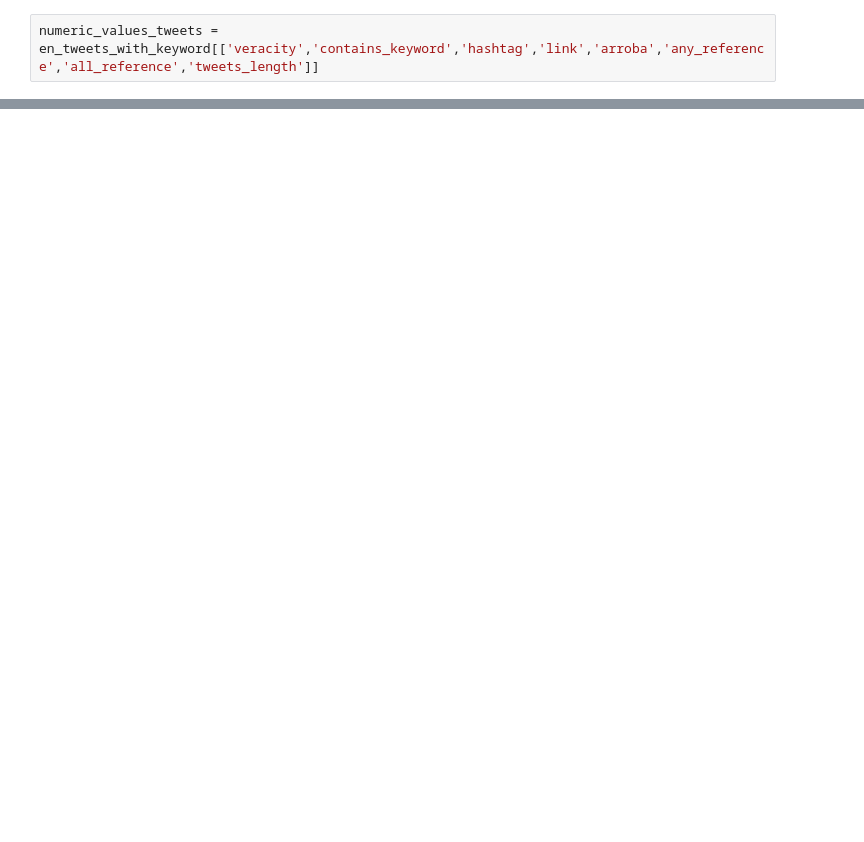
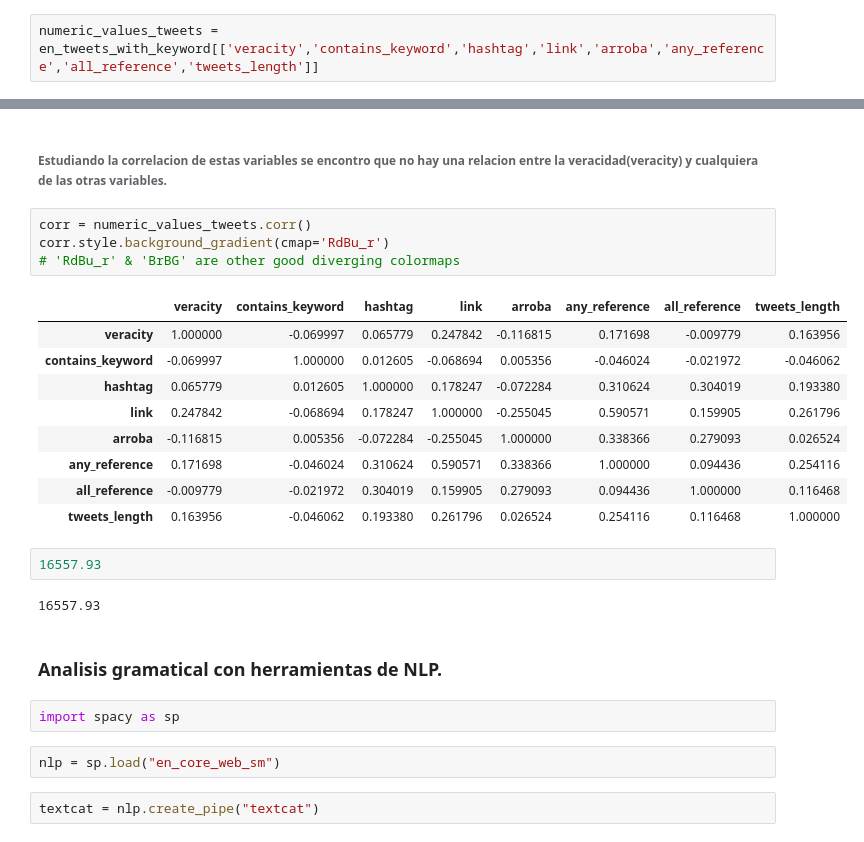
Before and after one commit to BraianVicente/7506-real_or_not, a Jupyter notebook: src/twitter/NLP With Tweets - TP1 - Analisis Exploratorio - Lenguaje.ipynb, the cells around one changed output, grey strips where cells are left out. Drawn from its saved outputs; the diff is of its cells as text; blank space fills up the shorter version.

Commit message:
Agregar estudio de gramatica

```diff
--- a/src/twitter/NLP With Tweets - TP1 - Analisis Exploratorio - Lenguaje.ipynb
+++ b/src/twitter/NLP With Tweets - TP1 - Analisis Exploratorio - Lenguaje.ipynb
@@ -716,0 +704,28 @@ corr.style.background_gradient(cmap=sns.diverging_palette(150,170, as_cmap=True)
+# %% [markdown]
+######  Estudiando la correlacion de estas variables se encontro que no hay una relacion entre la veracidad(veracity) y cualquiera de las otras variables.
+# %%
+corr = numeric_values_tweets.corr()
+corr.style.background_gradient(cmap='RdBu_r')
+# 'RdBu_r' & 'BrBG' are other good diverging colormaps
+# %% [output]
+|  | veracity | contains_keyword | hashtag | link | arroba | any_reference | all_reference | tweets_length |
+| veracity | 1.000000 | -0.069997 | 0.065779 | 0.247842 | -0.116815 | 0.171698 | -0.009779 | 0.163956 |
+| contains_keyword | -0.069997 | 1.000000 | 0.012605 | -0.068694 | 0.005356 | -0.046024 | -0.021972 | -0.046062 |
+| hashtag | 0.065779 | 0.012605 | 1.000000 | 0.178247 | -0.072284 | 0.310624 | 0.304019 | 0.193380 |
+| link | 0.247842 | -0.068694 | 0.178247 | 1.000000 | -0.255045 | 0.590571 | 0.159905 | 0.261796 |
+| arroba | -0.116815 | 0.005356 | -0.072284 | -0.255045 | 1.000000 | 0.338366 | 0.279093 | 0.026524 |
+| any_reference | 0.171698 | -0.046024 | 0.310624 | 0.590571 | 0.338366 | 1.000000 | 0.094436 | 0.254116 |
+| all_reference | -0.009779 | -0.021972 | 0.304019 | 0.159905 | 0.279093 | 0.094436 | 1.000000 | 0.116468 |
+| tweets_length | 0.163956 | -0.046062 | 0.193380 | 0.261796 | 0.026524 | 0.254116 | 0.116468 | 1.000000 |
+# %%
+16557.93
+# %% [output]
+16557.93
+# %% [markdown]
+###  Analisis gramatical con herramientas de NLP.
+# %%
+import spacy as sp
+# %%
+nlp = sp.load("en_core_web_sm")
+# %%
+textcat = nlp.create_pipe("textcat")
```
Also changed, not shown: parts of 93 cells of this notebook.
